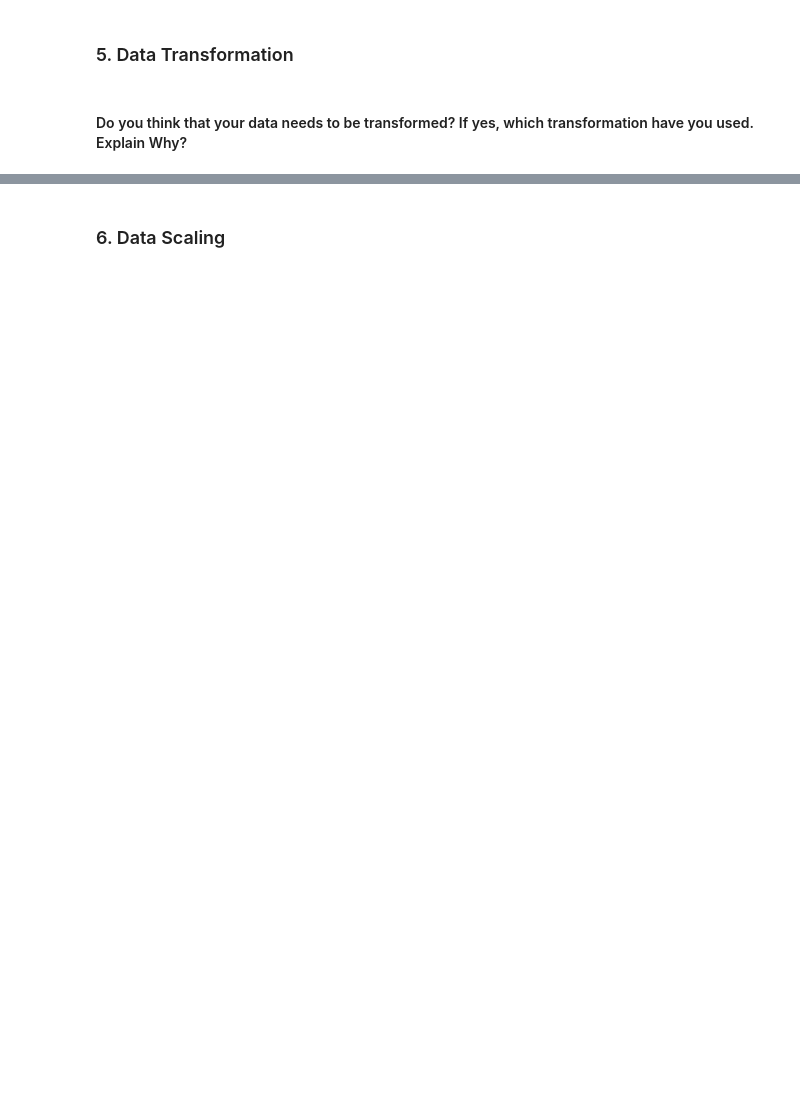
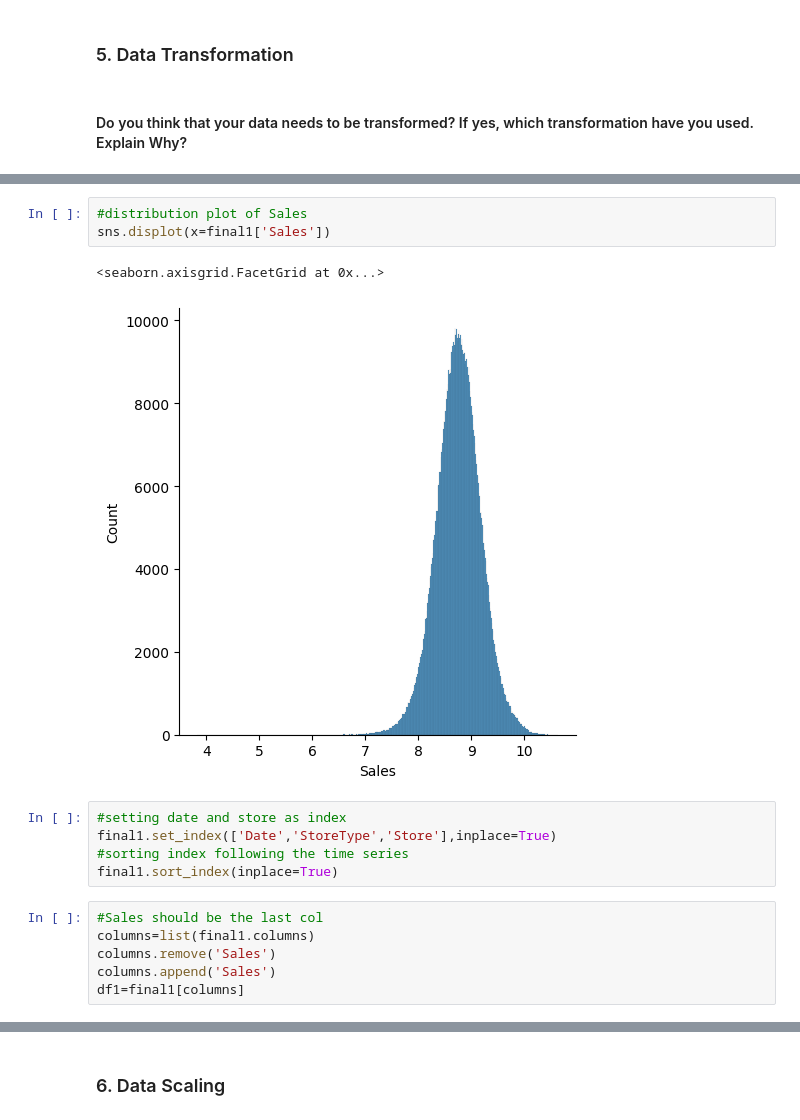
Before and after one commit to satyamkulkarni122/Assignment, a Jupyter notebook: Project_Retail_Sales_Predictions.ipynb, the cells around one changed output, grey strips where cells are left out. Drawn from its saved outputs; the diff is of its cells as text; blank space fills up the shorter version.

```diff
--- a/Project_Retail_Sales_Predictions.ipynb
+++ b/Project_Retail_Sales_Predictions.ipynb
@@ -1519,0 +1571,17 @@ Except above four features all the features can be considered for model training
+# %%
+#distribution plot of Sales
+sns.displot(x=final1['Sales'])
+# %% [output]
+<seaborn.axisgrid.FacetGrid at 0x...>
+[figure, added]
+# %%
+#setting date and store as index
+final1.set_index(['Date','StoreType','Store'],inplace=True)
+#sorting index following the time series
+final1.sort_index(inplace=True)
+# %%
+#Sales should be the last col
+columns=list(final1.columns)
+columns.remove('Sales')
+columns.append('Sales')
+df1=final1[columns]
```
Also changed, not shown: parts of 48 cells of this notebook.
